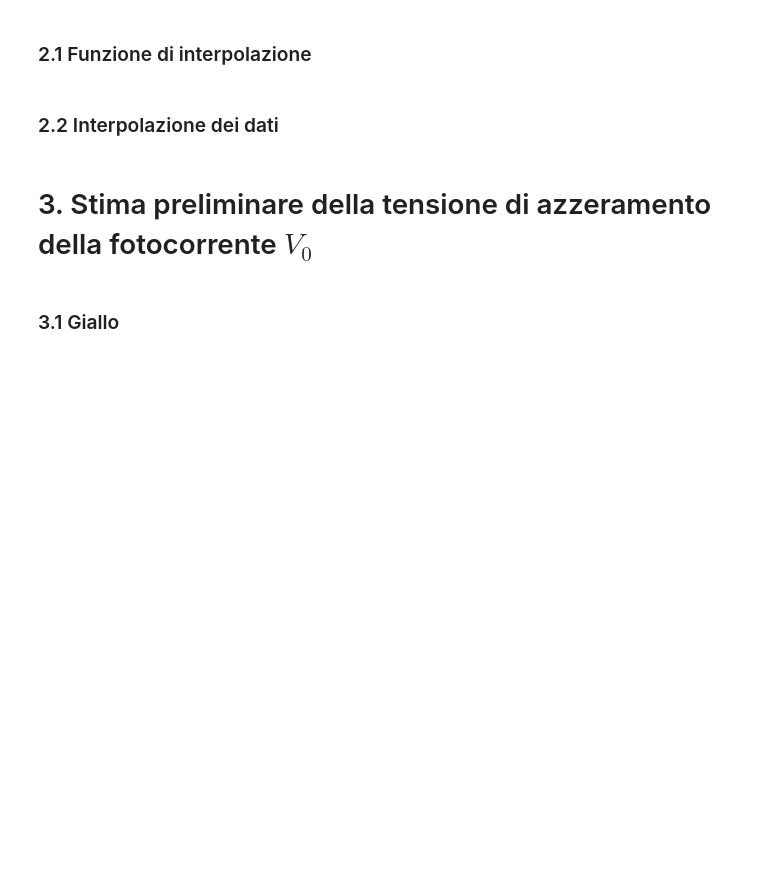
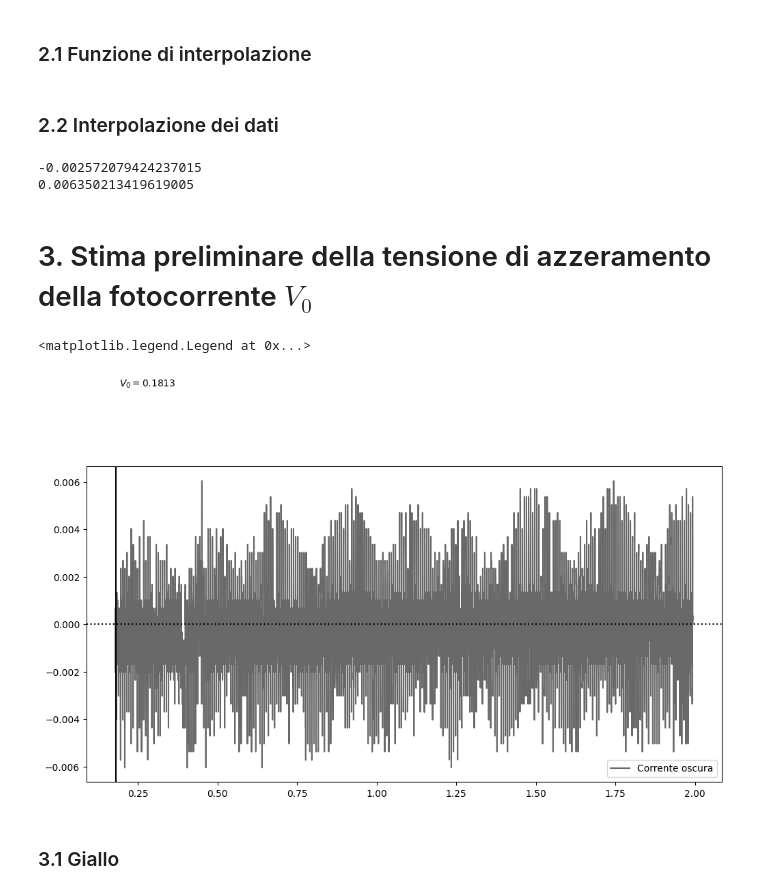
Before and after one commit to atancredi/physics-data, a Jupyter notebook: lab3/fotoelettrico/fotoelettrico.ipynb, the cells around one changed output. Drawn from its saved outputs; the diff is of its cells as text; code cells hidden in the pictures; blank space fills up the shorter version.

```diff
--- a/lab3/fotoelettrico/fotoelettrico.ipynb
+++ b/lab3/fotoelettrico/fotoelettrico.ipynb
@@ -23,6 +32,12 @@ rcParams["figure.figsize"] = (12, 6)
 
 %matplotlib inline
 # %%
+GIALLO = ("gold","darkorange")
+VERDE = ("mediumseagreen","black")
+VERDEACQUA = ("mediumaquamarine","blue")
+BLU = ("dodgerblue","springgreen")
+GRIGIO = ("dimgrey","black")
+
 def is_sorted_by_column(l, col):
     # ritorna True se una colonna di una lista di tuple è in ordine ascendente
     return all(l[i][col] <= l[i + 1][col] for i in range(len(l) - 1))
@@ -57,11 +72,11 @@ def plot_tuple_list_with_y_intercept(l, **kwargs):
 
     # get _x for _y = 0
     y0 = 0
-    _x = [i[0] for i in l if i[1] == y0]
-    plt.axvline(_x[0], color="black")
+    ___x = [i[0] for i in l if i[1] == y0]
+    plt.axvline(___x[0], color="black")
     plt.axhline(y0, color="black", linestyle="dotted")
 
-    return (_x[0],y0)
+    return (___x[0],y0)
 
 def describe_data(file_path):
     # Carico i dati con pandas
@@ -104,6 +119,9 @@ def overlap_series(data1, data2):
         for d2 in [dd[1] for dd in data2 if dd[0] == d[0]]:
             return_data.append((d[0],d[1]-d2))
     return return_data
+
+def get_x_y(l):
+    return  [i[0] for i in l],[i[1] for i in l]
 # %% [markdown]
 # 1. Caricamento e prima analisi dei dati
 # %% [markdown]
@@ -224,14 +242,26 @@ def line(x, b, I0):
 # %% [markdown]
 ### 2.2 Interpolazione dei dati
 # %%
-_x = [i[0] for i in corrente_oscura_data_scaled]
-_y = [i[1] for i in corrente_oscura_data_scaled]
+_x = [i[0] for i in corrente_oscura_data]
+_y = [i[1] for i in corrente_oscura_data]
 popt, pcov = curve_fit(line,_x,_y)
 
 corrente_oscura_b = popt[0]
 corrente_oscura_I0 = popt[1]
+print(corrente_oscura_b)
+print(corrente_oscura_I0)
+# %% [output]
+-0.002572079424237015
+0.006350213419619005
 # %% [markdown]
 # 3. Stima preliminare della tensione di azzeramento della fotocorrente $V_0$
+# %%
+intercept_oscura = plot_tuple_list_with_y_intercept(corrente_oscura_data_scaled,color="dimgrey")
+plt.annotate(f"$V_0 = {intercept_oscura[0]:.4f}$", xy=intercept_oscura, xytext=(intercept_oscura[0]+0.01,intercept_oscura[1]+0.01))
+plt.legend(["Corrente oscura"])
+# %% [output]
+<matplotlib.legend.Legend at 0x...>
+[figure, added]
 # %% [markdown]
 ### 3.1 Giallo
 # %%
```
Also changed, not shown: parts of 16 cells of this notebook, 1 other file.
